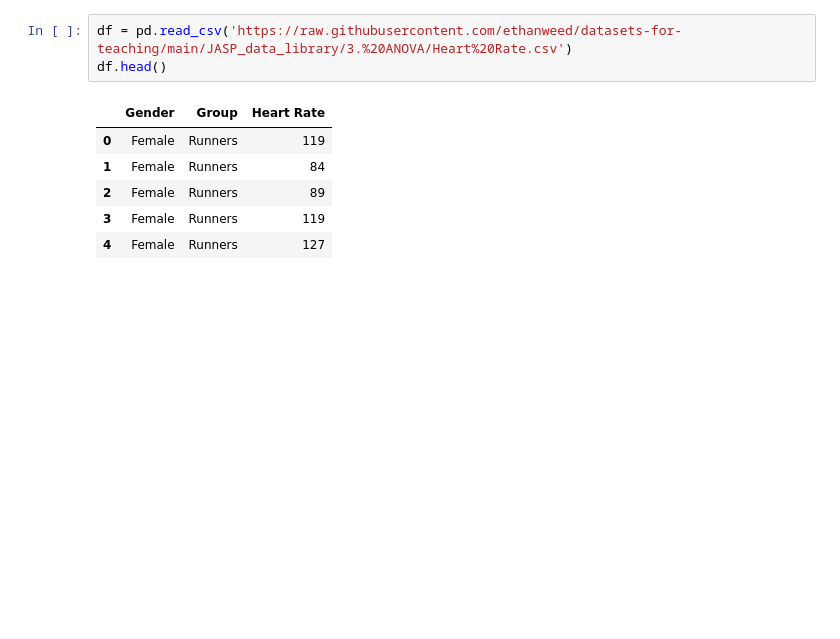
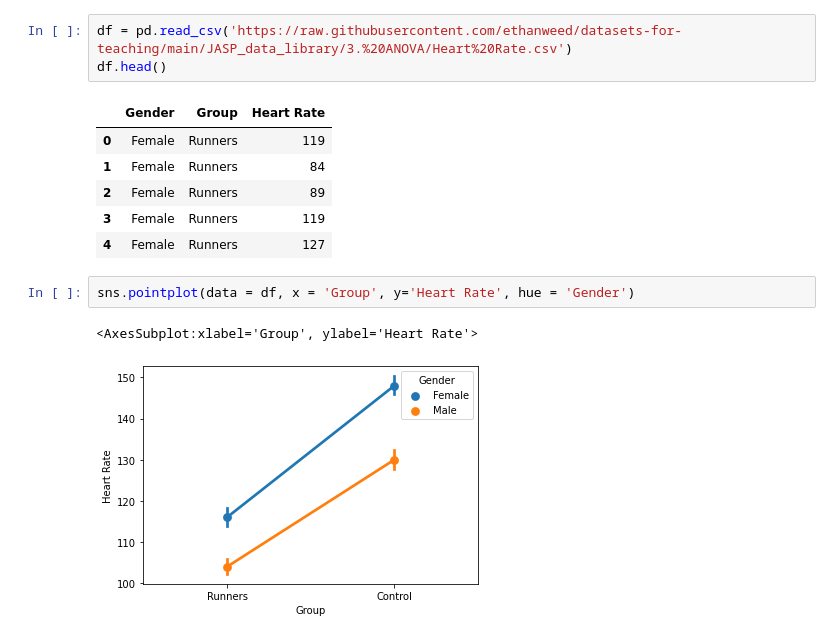
Before and after one commit to ethanweed/ExPsyLing, a Jupyter notebook: Notebooks/Data-to-plot.ipynb, the cells around one changed output. Cells and saved outputs as stored; diff of their text form; blank space fills up the shorter version.

```diff
--- a/Notebooks/Data-to-plot.ipynb
+++ b/Notebooks/Data-to-plot.ipynb
@@ -101,3 +132,8 @@ df.head()
 | 2 | Female | Runners | 89 |
 | 3 | Female | Runners | 119 |
 | 4 | Female | Runners | 127 |
+# %%
+sns.pointplot(data = df, x = 'Group', y='Heart Rate', hue = 'Gender')
+# %% [output]
+<AxesSubplot:xlabel='Group', ylabel='Heart Rate'>
+[figure, added]
```
Also changed, not shown: parts of 3 cells of this notebook, 2 other files.
